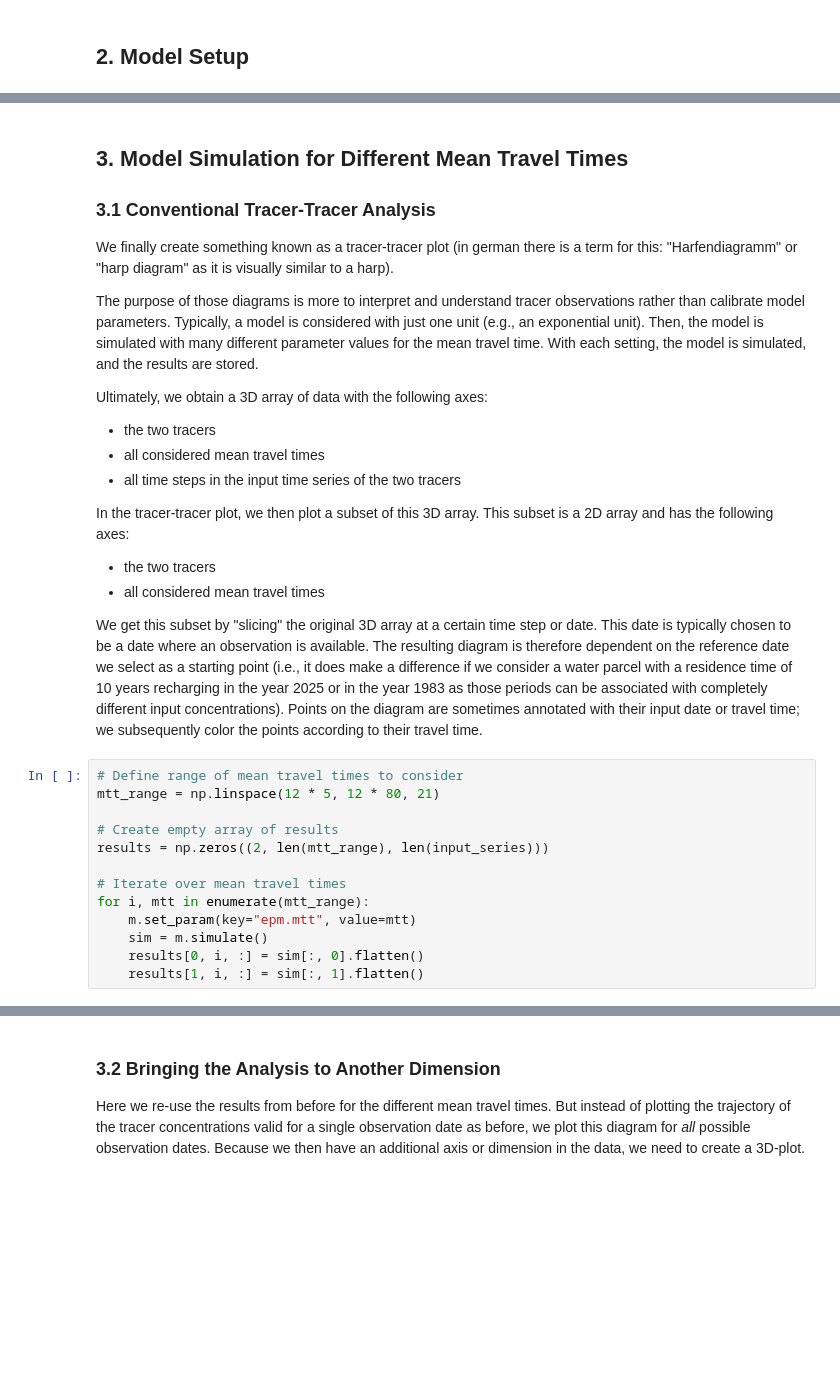
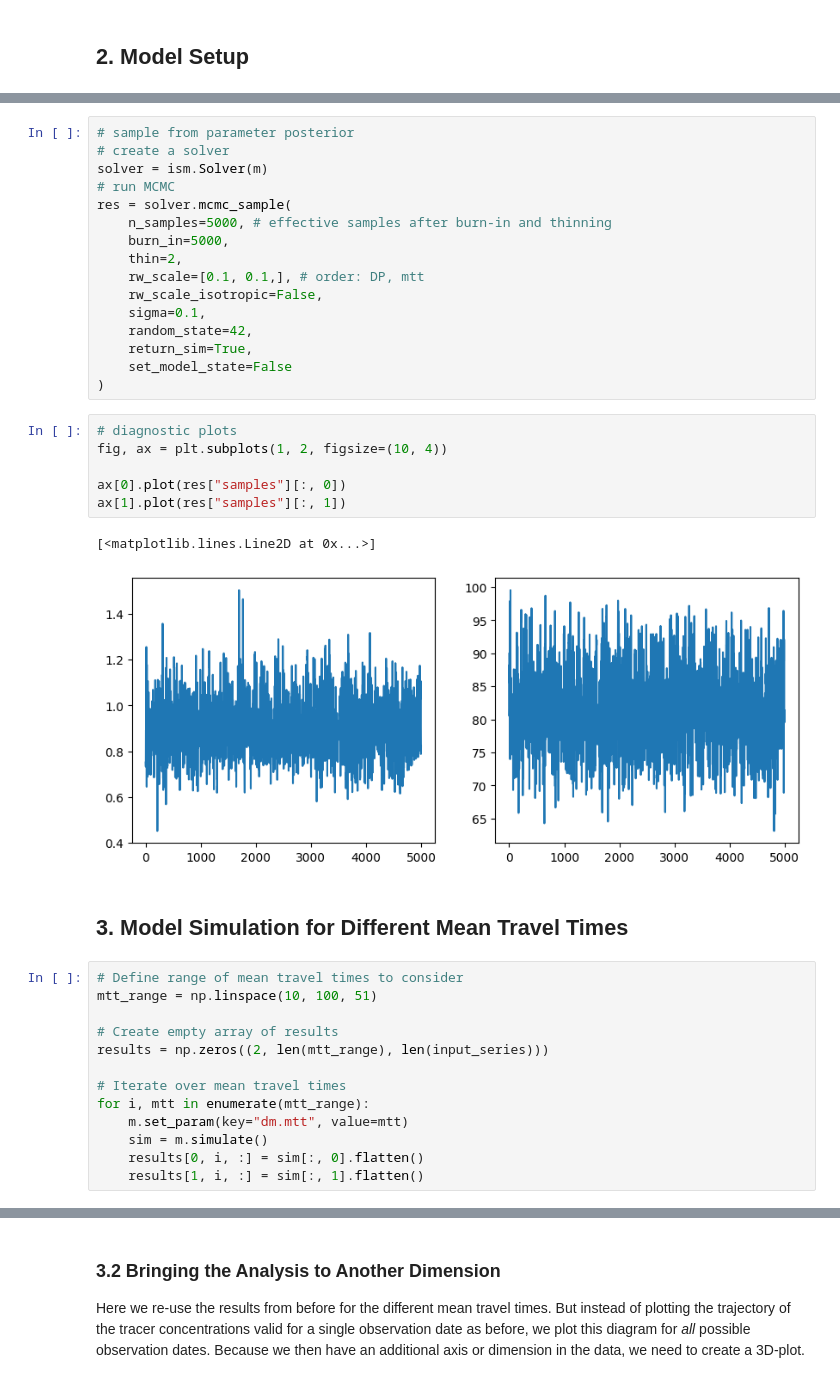
Before and after one commit to iGW-TU-Dresden/PyTracerLab, a Jupyter notebook: docs/examples/example_08.ipynb, the cells around one changed output, grey strips where cells are left out. Cells and saved outputs as stored; diff of their text form; blank space fills up the shorter version.

```diff
--- a/docs/examples/example_08.ipynb
+++ b/docs/examples/example_08.ipynb
@@ -148,30 +131,40 @@ m.add_unit(
+# %%
+# sample from parameter posterior
+# create a solver
+solver = ism.Solver(m)
+# run MCMC
+res = solver.mcmc_sample(
+    n_samples=5000, # effective samples after burn-in and thinning
+    burn_in=5000,
+    thin=2,
+    rw_scale=[0.1, 0.1,], # order: DP, mtt
+    rw_scale_isotropic=False,
+    sigma=0.1,
+    random_state=42,
+    return_sim=True,
+    set_model_state=False
+)
+# %%
+# diagnostic plots
+fig, ax = plt.subplots(1, 2, figsize=(10, 4))
+
+ax[0].plot(res["samples"][:, 0])
+ax[1].plot(res["samples"][:, 1])
+# %% [output]
+[<matplotlib.lines.Line2D at 0x...>]
+[figure, added]
 # %% [markdown]
 ## 3. Model Simulation for Different Mean Travel Times
-### 3.1 Conventional Tracer-Tracer Analysis
-We finally create something known as a tracer-tracer plot (in german there is a term for this: "Harfendiagramm" or "harp diagram" as it is visually similar to a harp).
-
-The purpose of those diagrams is more to interpret and understand tracer observations rather than calibrate model parameters. Typically, a model is considered with just one unit (e.g., an exponential unit). Then, the model is simulated with many different parameter values for the mean travel time. With each setting, the model is simulated, and the results are stored.
-
-Ultimately, we obtain a 3D array of data with the following axes:
-- the two tracers
-- all considered mean travel times
-- all time steps in the input time series of the two tracers
-
-In the tracer-tracer plot, we then plot a subset of this 3D array. This subset is a 2D array and has the following axes:
-- the two tracers
-- all considered mean travel times
-
-We get this subset by "slicing" the original 3D array at a certain time step or date. This date is typically chosen to be a date where an observation is available. The resulting diagram is therefore dependent on the reference date we select as a starting point (i.e., it does make a difference if we consider a water parcel with a residence time of 10 years recharging in the year 2025 or in the year 1983 as those periods can be associated with completely different input concentrations). Points on the diagram are sometimes annotated with their input date or travel time; we subsequently color the points according to their travel time.
 # %%
 # Define range of mean travel times to consider
-mtt_range = np.linspace(12 * 5, 12 * 80, 21)
+mtt_range = np.linspace(10, 100, 51)
 
 # Create empty array of results
 results = np.zeros((2, len(mtt_range), len(input_series)))
 
 # Iterate over mean travel times
 for i, mtt in enumerate(mtt_range):
-    m.set_param(key="epm.mtt", value=mtt)
+    m.set_param(key="dm.mtt", value=mtt)
     sim = m.simulate()
     results[0, i, :] = sim[:, 0].flatten()
     results[1, i, :] = sim[:, 1].flatten()
```
Also changed, not shown: parts of 6 cells of this notebook, 5 other files.
